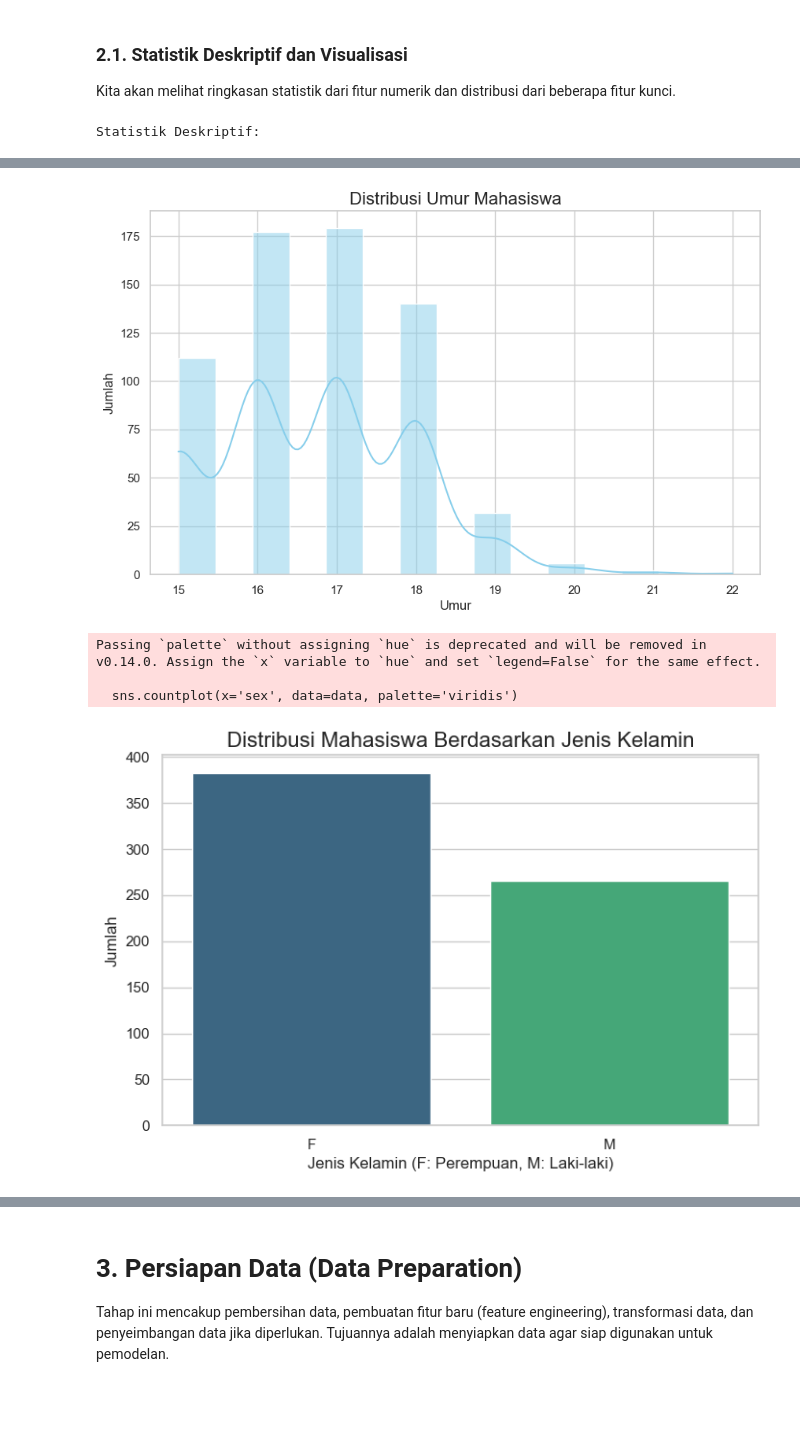
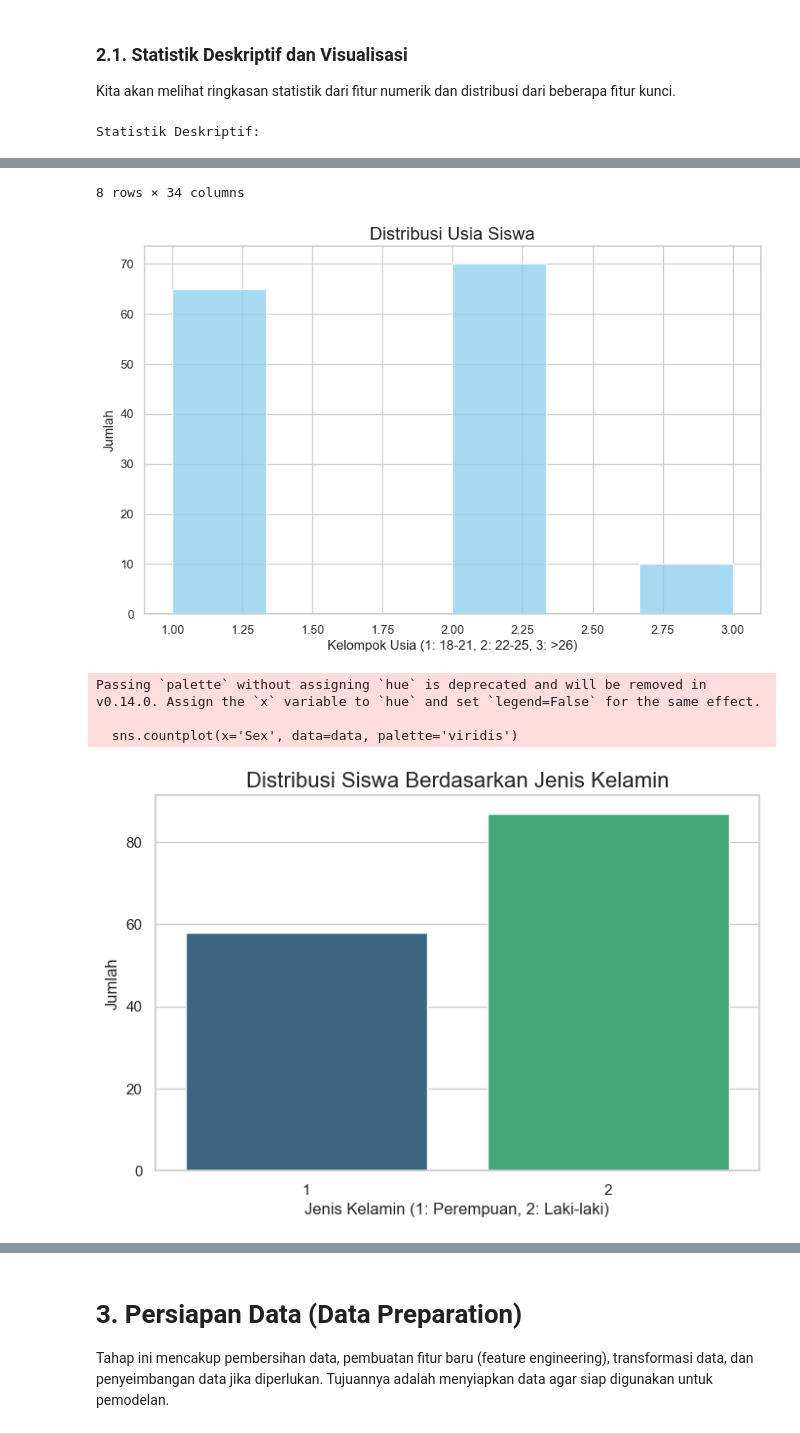
Before and after one commit to yeftakun/dm, a Jupyter notebook: dm.ipynb, the cells around one changed output, grey strips where cells are left out. Cells and saved outputs as stored; diff of their text form; code cells hidden in the pictures; blank space fills up the shorter version.

Commit message:
new dataset

```diff
--- a/dm.ipynb
+++ b/dm.ipynb
@@ -48,21 +80,18 @@ DEPRECATION: Loading egg at c:\program files\python312\lib\site-packages\vboxapi
 [notice] A new release of pip is available: 24.2 -> 25.1.1
 [notice] To update, run: python.exe -m pip install --upgrade pip
 # %%
-# Memuat data dari URL atau UCI
-try:
-    from ucimlrepo import fetch_ucirepo
-    student_performance = fetch_ucirepo(id=320)
-    # Gabungkan fitur dan target agar konsisten dengan fallback
-    data = pd.concat([student_performance.data.features, student_performance.data.targets], axis=1)
-except ImportError:
-    url_mat = 'https://raw.githubusercontent.com/FlipRoboTechnologies/ML-Datasets/main/Grades/Grades.csv'
-    data = pd.read_csv("https://raw.githubusercontent.com/devdio/datasets/main/student-mat.csv", sep=';')
+# fetch dataset
+higher_education_students_performance_evaluation = fetch_ucirepo(id=856)
 
-# Menampilkan 5 baris pertama dari data
-print("Lima Baris Pertama Data:")
-display(data.head())
+# data (as pandas dataframes)
+X = higher_education_students_performance_evaluation.data.features
+y = higher_education_students_performance_evaluation.data.targets
 
-# Menampilkan informasi umum tentang dataset
-print("\nInformasi Umum Dataset:")
+# metadata
+print(higher_education_students_performance_evaluation.metadata)
+
+# variable information
+print(higher_education_students_performance_evaluation.variables)
+
 data.info()
 # %% [output]
@@ -99,11 +120,14 @@ Kita akan melihat ringkasan statistik dari fitur numerik dan distribusi dari beb
 print("Statistik Deskriptif:")
 display(data.describe())
 
-# Visualisasi distribusi umur mahasiswa
+# Visualisasi distribusi umur siswa
 plt.figure(figsize=(10, 6))
-sns.histplot(data['age'], bins=15, kde=True, color='skyblue')
-plt.title('Distribusi Umur Mahasiswa', fontsize=16)
-plt.xlabel('Umur', fontsize=12)
+if 'Student Age' in data.columns:
+    sns.histplot(data['Student Age'], bins=6, kde=False, color='skyblue')
+    plt.xlabel('Kelompok Usia (1: 18-21, 2: 22-25, 3: >26)', fontsize=12)
+else:
+    plt.text(0.5, 0.5, 'Kolom Student Age tidak ditemukan', ha='center', va='center')
+plt.title('Distribusi Usia Siswa', fontsize=16)
 plt.ylabel('Jumlah', fontsize=12)
 plt.show()
 # %% [output]
@@ -120,15 +144,19 @@ Statistik Deskriptif:
+8 rows × 34 columns
-[figure, old version]
+[figure, new version]
 # %%
 # Visualisasi distribusi jenis kelamin
 plt.figure(figsize=(8, 5))
-sns.countplot(x='sex', data=data, palette='viridis')
-plt.title('Distribusi Mahasiswa Berdasarkan Jenis Kelamin', fontsize=16)
-plt.xlabel('Jenis Kelamin (F: Perempuan, M: Laki-laki)', fontsize=12)
+if 'Sex' in data.columns:
+    sns.countplot(x='Sex', data=data, palette='viridis')
+    plt.xlabel('Jenis Kelamin (1: Perempuan, 2: Laki-laki)', fontsize=12)
+else:
+    plt.text(0.5, 0.5, 'Kolom Sex tidak ditemukan', ha='center', va='center')
+plt.title('Distribusi Siswa Berdasarkan Jenis Kelamin', fontsize=16)
 plt.ylabel('Jumlah', fontsize=12)
 plt.show()
 # %% [output]
 Passing `palette` without assigning `hue` is deprecated and will be removed in v0.14.0. Assign the `x` variable to `hue` and set `legend=False` for the same effect.
 
-  sns.countplot(x='sex', data=data, palette='viridis')
+  sns.countplot(x='Sex', data=data, palette='viridis')
-[figure, old version]
+[figure, new version]
 # %%
```
Also changed, not shown: parts of 11 cells of this notebook.
